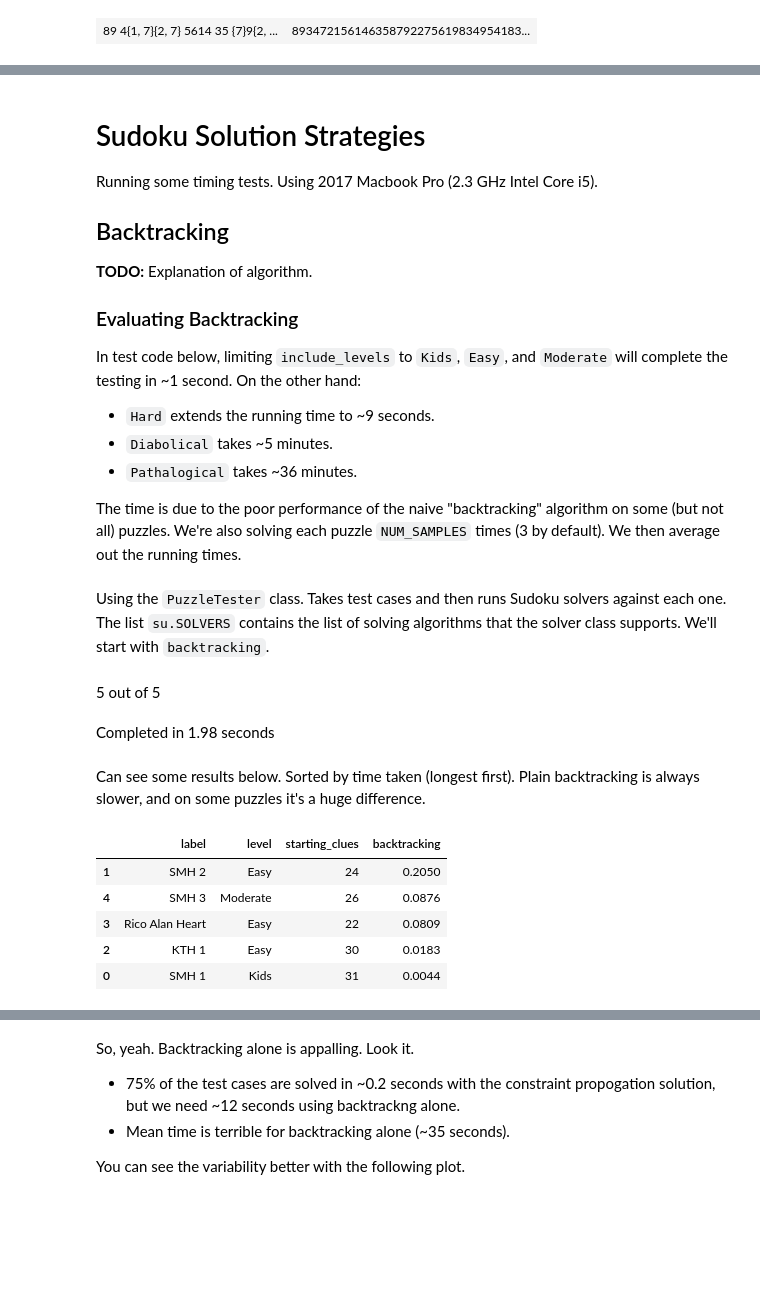
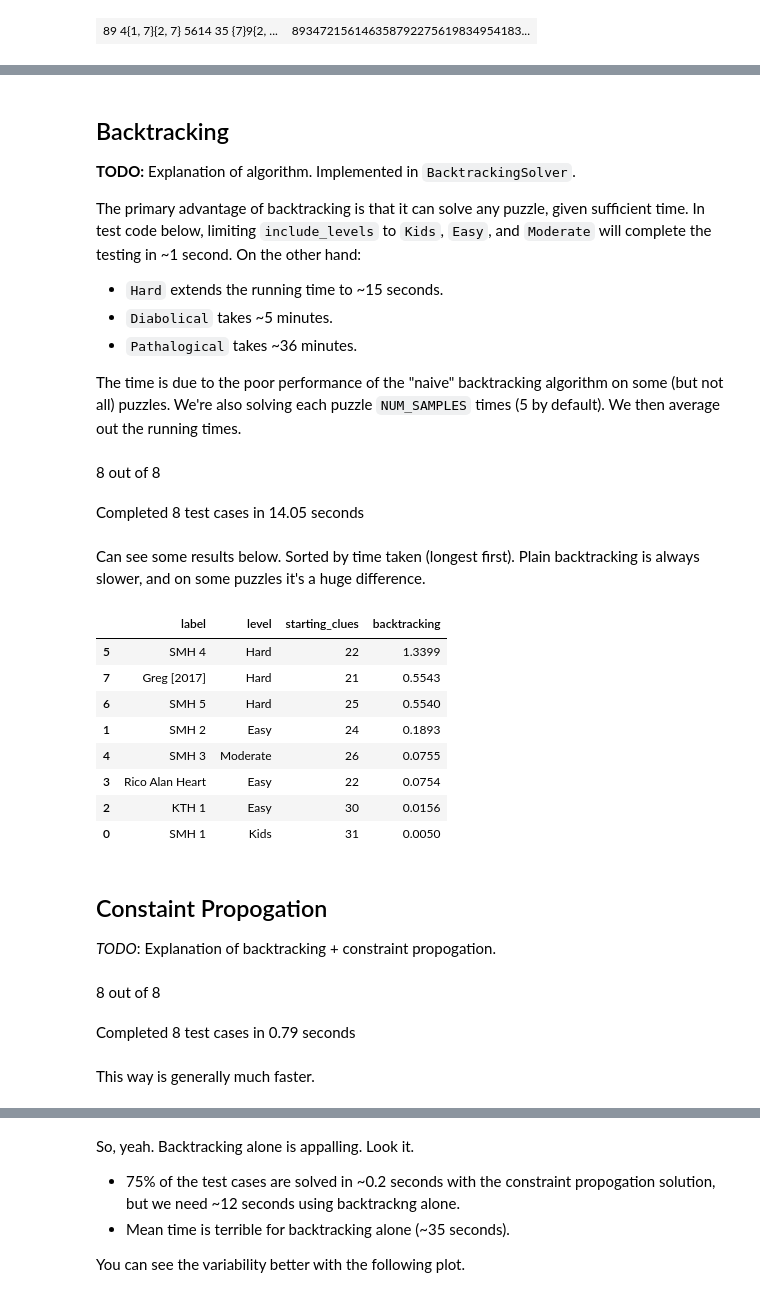
Before and after one commit to hissohathair/puzzle-solvers, a Jupyter notebook: Sudoku Solver.ipynb, the cells around one changed output, grey strips where cells are left out. Cells and saved outputs as stored; diff of their text form; code cells hidden in the pictures; blank space fills up the shorter version.

```diff
--- a/Sudoku Solver.ipynb
+++ b/Sudoku Solver.ipynb
@@ -45,9 +46,9 @@ def update_progress(label, current, total, time_so_far, test_case):
     clear_output(wait=True)
     display(HTML(f'<progress style="width: 100%" max={total} value={current}>{current} out of {total}</progress>'))
     if test_case:
-        display(HTML(f"<p>Working on {label}: <i>{test_case['label']}</i>, total time so far {time_so_far:.2f} seconds</p>"))
+        display(HTML(f"<p>Working on {label}: <i>{test_case['label']}</i> ({current} of {total}), time so far {time_so_far:.2f}s</p>"))
     else:
-        display(HTML(f"<p>Completed in {time_so_far:.2f} seconds</p>"))
+        display(HTML(f"<p>Completed {total} test cases in {time_so_far:.2f} seconds</p>"))
     return
 # %% [markdown]
 ## Example class usage
@@ -94,0 +114,5 @@ print_puzzle(p2, show_possibilities=2)
+# %%
+include_levels = ['Kids', 'Easy', 'Moderate', 'Hard']  # , 'Diabolical', 'Pathalogical']
+test_cases = [x for x in su.SAMPLE_PUZZLES if x['level'] in include_levels]
+
+NUM_SAMPLES=5
@@ -95,18 +124,12 @@ print_puzzle(p2, show_possibilities=2)
 # %% [markdown]
-# Sudoku Solution Strategies
-
-Running some timing tests. Using 2017 Macbook Pro (2.3 GHz Intel Core i5).
-
 ## Backtracking
 
-**TODO:** Explanation of algorithm.
+**TODO:** Explanation of algorithm. Implemented in `BacktrackingSolver`.
 
-### Evaluating Backtracking
+The primary advantage of backtracking is that it can solve any puzzle, given sufficient time. In test code below, limiting `include_levels` to `Kids`, `Easy`, and `Moderate` will complete the testing in ~1 second. On the other hand:
 
-In test code below, limiting `include_levels` to `Kids`, `Easy`, and `Moderate` will complete the testing in ~1 second. On the other hand:
-
-* `Hard` extends the running time to ~9 seconds.
+* `Hard` extends the running time to ~15 seconds.
 * `Diabolical` takes ~5 minutes.
 * `Pathalogical` takes ~36 minutes.
 
-The time is due to the poor performance of the naive "backtracking" algorithm on some (but not all) puzzles. We're also solving each puzzle `NUM_SAMPLES` times (3 by default). We then average out the running times.
+The time is due to the poor performance of the "naive" backtracking algorithm on some (but not all) puzzles. We're also solving each puzzle `NUM_SAMPLES` times (5 by default). We then average out the running times.
@@ -118,24 +136,35 @@ NUM_SAMPLES=5
-# %% [markdown]
-Using the `PuzzleTester` class. Takes test cases and then runs Sudoku solvers against each one. The list `su.SOLVERS` contains the list of solving algorithms that the solver class supports. We'll start with `backtracking`.
 # %%
-pt = pg.PuzzleTester(puzzle_class=su.SudokuPuzzle, test_samples=NUM_SAMPLES)
-pt.add_testcases(test_cases)
-
 method = 'backtracking'
-solver = su.SudokuSolver(method=method)
+solver = su.BacktrackingSolver()
 n = pt.run_tests(solver, method, callback=update_progress)
 # %% [output]
-5 out of 5
+8 out of 8
-Completed in 1.98 seconds
+Completed 8 test cases in 14.05 seconds
 # %% [markdown]
 Can see some results below. Sorted by time taken (longest first). Plain backtracking is always slower, and on some puzzles it's a huge difference.
 # %%
 df = pd.DataFrame(pt.get_test_results())
-df.sort_values(by=method, ascending=False).head(n=5)
+df.sort_values(by=method, ascending=False)
 # %% [output]
 |  | label | level | starting_clues | backtracking |
-| 1 | SMH 2 | Easy | 24 | 0.2050 |
-| 4 | SMH 3 | Moderate | 26 | 0.0876 |
-| 3 | Rico Alan Heart | Easy | 22 | 0.0809 |
-| 2 | KTH 1 | Easy | 30 | 0.0183 |
-| 0 | SMH 1 | Kids | 31 | 0.0044 |
+| 5 | SMH 4 | Hard | 22 | 1.3399 |
+| 7 | Greg [2017] | Hard | 21 | 0.5543 |
+| 6 | SMH 5 | Hard | 25 | 0.5540 |
+| 1 | SMH 2 | Easy | 24 | 0.1893 |
+| 4 | SMH 3 | Moderate | 26 | 0.0755 |
+| 3 | Rico Alan Heart | Easy | 22 | 0.0754 |
+| 2 | KTH 1 | Easy | 30 | 0.0156 |
+| 0 | SMH 1 | Kids | 31 | 0.0050 |
+# %% [markdown]
+## Constaint Propogation
+
+*TODO*: Explanation of backtracking + constraint propogation.
+# %%
+method = 'constraintpropogation'
+solver = su.ConstraintPropogationSolver()
+n = pt.run_tests(solver, method, callback=update_progress)
+# %% [output]
+8 out of 8
+Completed 8 test cases in 0.79 seconds
+# %% [markdown]
+This way is generally much faster.
```
Also changed, not shown: parts of 43 cells of this notebook, 3 other files.
